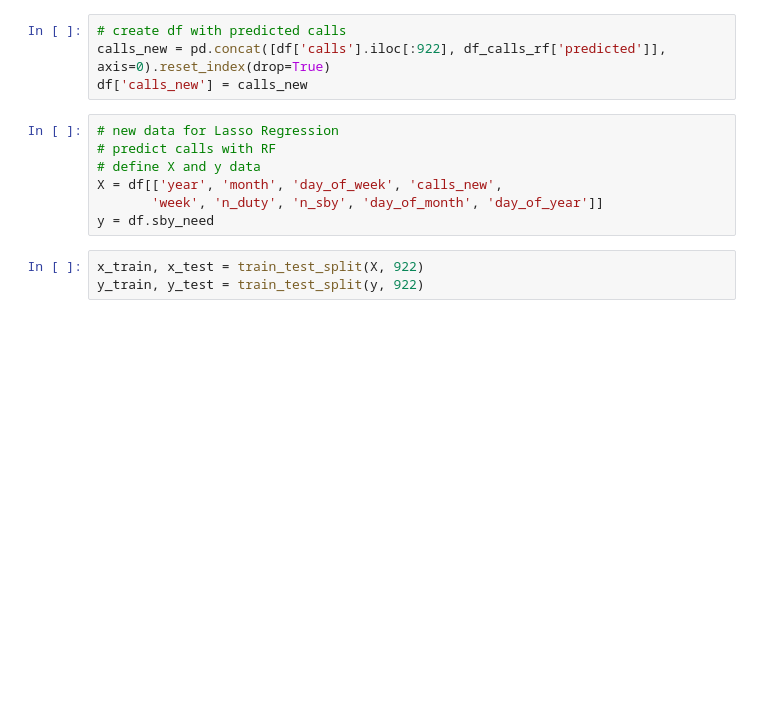
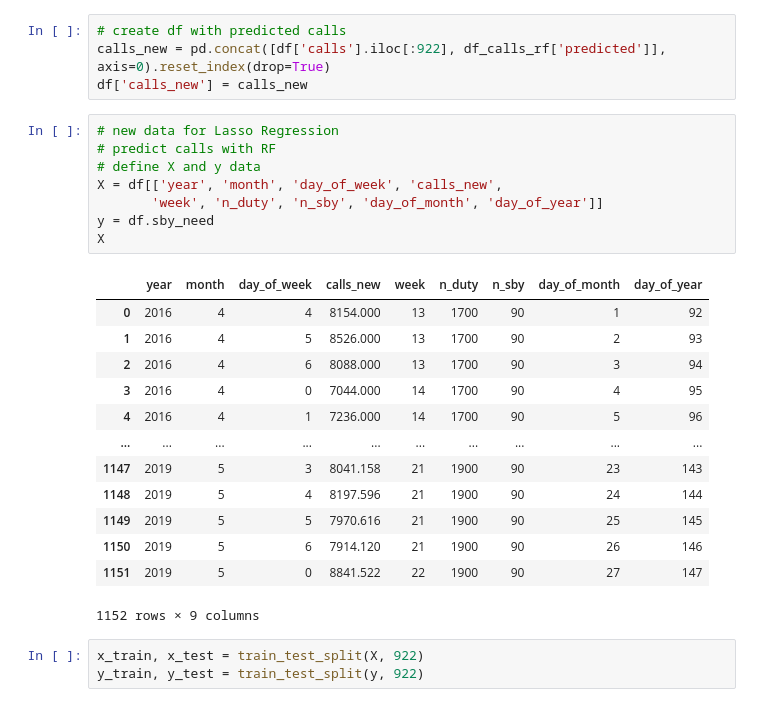
Before and after one commit to PandaKata/standby_duty_forecasting, a Jupyter notebook: notebooks/final_model?.ipynb, the cells around one changed output. Cells and saved outputs as stored; diff of their text form; blank space fills up the shorter version.

```diff
--- a/notebooks/final_model?.ipynb
+++ b/notebooks/final_model?.ipynb
@@ -84,10 +84,25 @@ df['calls_new'] = calls_new
 # %%
 # new data for Lasso Regression
 # predict calls with RF
 # define X and y data
 X = df[['year', 'month', 'day_of_week', 'calls_new',
        'week', 'n_duty', 'n_sby', 'day_of_month', 'day_of_year']]
 y = df.sby_need
+X
+# %% [output]
+|  | year | month | day_of_week | calls_new | week | n_duty | n_sby | day_of_month | day_of_year |
+| 0 | 2016 | 4 | 4 | 8154.000 | 13 | 1700 | 90 | 1 | 92 |
+| 1 | 2016 | 4 | 5 | 8526.000 | 13 | 1700 | 90 | 2 | 93 |
+| 2 | 2016 | 4 | 6 | 8088.000 | 13 | 1700 | 90 | 3 | 94 |
+| 3 | 2016 | 4 | 0 | 7044.000 | 14 | 1700 | 90 | 4 | 95 |
+| 4 | 2016 | 4 | 1 | 7236.000 | 14 | 1700 | 90 | 5 | 96 |
+| ... | ... | ... | ... | ... | ... | ... | ... | ... | ... |
+| 1147 | 2019 | 5 | 3 | 8041.158 | 21 | 1900 | 90 | 23 | 143 |
+| 1148 | 2019 | 5 | 4 | 8197.596 | 21 | 1900 | 90 | 24 | 144 |
+| 1149 | 2019 | 5 | 5 | 7970.616 | 21 | 1900 | 90 | 25 | 145 |
+| 1150 | 2019 | 5 | 6 | 7914.120 | 21 | 1900 | 90 | 26 | 146 |
+| 1151 | 2019 | 5 | 0 | 8841.522 | 22 | 1900 | 90 | 27 | 147 |
+1152 rows × 9 columns
 # %%
 x_train, x_test = train_test_split(X, 922)
 y_train, y_test = train_test_split(y, 922)
```
Also changed, not shown: parts of 3 cells of this notebook.
